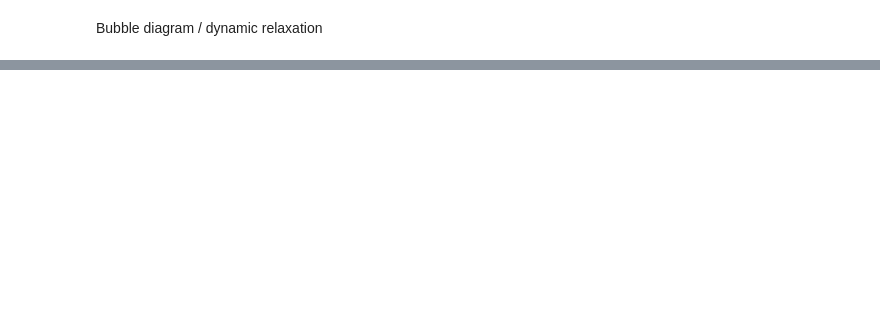
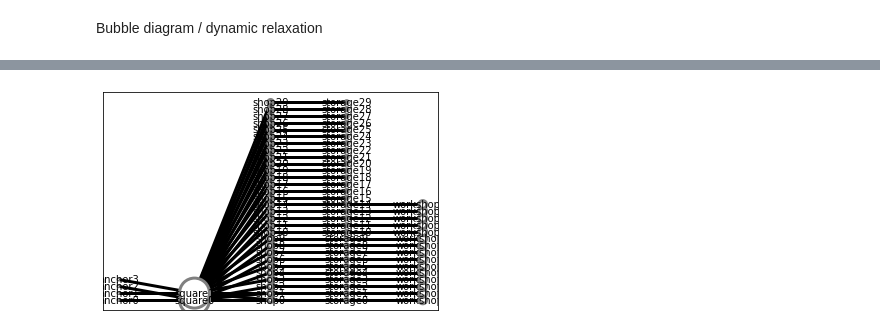
Before and after one commit to DorisvanUffelen/Earthy_2021_process, a Jupyter notebook: Notebook relaxation.ipynb, the cells around one changed output, grey strips where cells are left out. Cells and saved outputs as stored; diff of their text form; code cells hidden in the pictures; blank space fills up the shorter version.

```diff
--- a/Notebook relaxation.ipynb
+++ b/Notebook relaxation.ipynb
@@ -109,0 +151,65 @@ display(pd.DataFrame(VV))
+# %%
+#shervins piece of code from the workshop
+
+G = nx.Graph()
+G.add_nodes_from(point)
+G.add_edges_from(con)
+
+#find the size of the connection matrix
+Matrix_size = (num_functions, num_functions)
+# Make the empty connection matrix
+Con_matrix = np.zeros(Matrix_size, dtype=int)
+# iterate over the egdes
+for n1, n2 in con:
+    Con_matrix[n1, n2] = 1
+    Con_matrix[n2, n1] = 1
+
+#display as pandas dataframe
+#display(pd.DataFrame(Con_matrix))
+# %%
+#give all of the nodes a position
+positions = {}
+
+last_function = ""
+
+x_pos = 0
+y_pos = 0
+
+r = 0
+for func in functions:
+    if last_function != func:
+        x_pos = x_pos+500
+        y_pos = 0
+    positions[r] = (x_pos,y_pos)
+    last_function = func
+    r += 1
+    y_pos = y_pos+500
+
+#make a dictonary with labels for all of the functions
+labels = {}
+labels_1 =[]
+for w in range(num_functions):
+    labels[w] = function_data[w][1]
+    labels_1.append(function_data[w][1])
+
+#give all the nodes the correct size
+function_area = []
+for name in functions:
+    function_area.append(area[name])
+
+#select the options for the graph
+options = {
+    "font_size": 10,
+    "node_size": function_area,
+    "node_color": "white",
+    "edgecolors": "grey",
+    "edge_color": "black",
+    "linewidths": 3,
+    "width": 3,
+    "labels": labels,
+}
+
+#print the graph
+nx.draw_networkx(G, positions, with_labels=True, **options)
+# %% [output]
+[figure, added]
```
Also changed, not shown: parts of 13 cells of this notebook.
